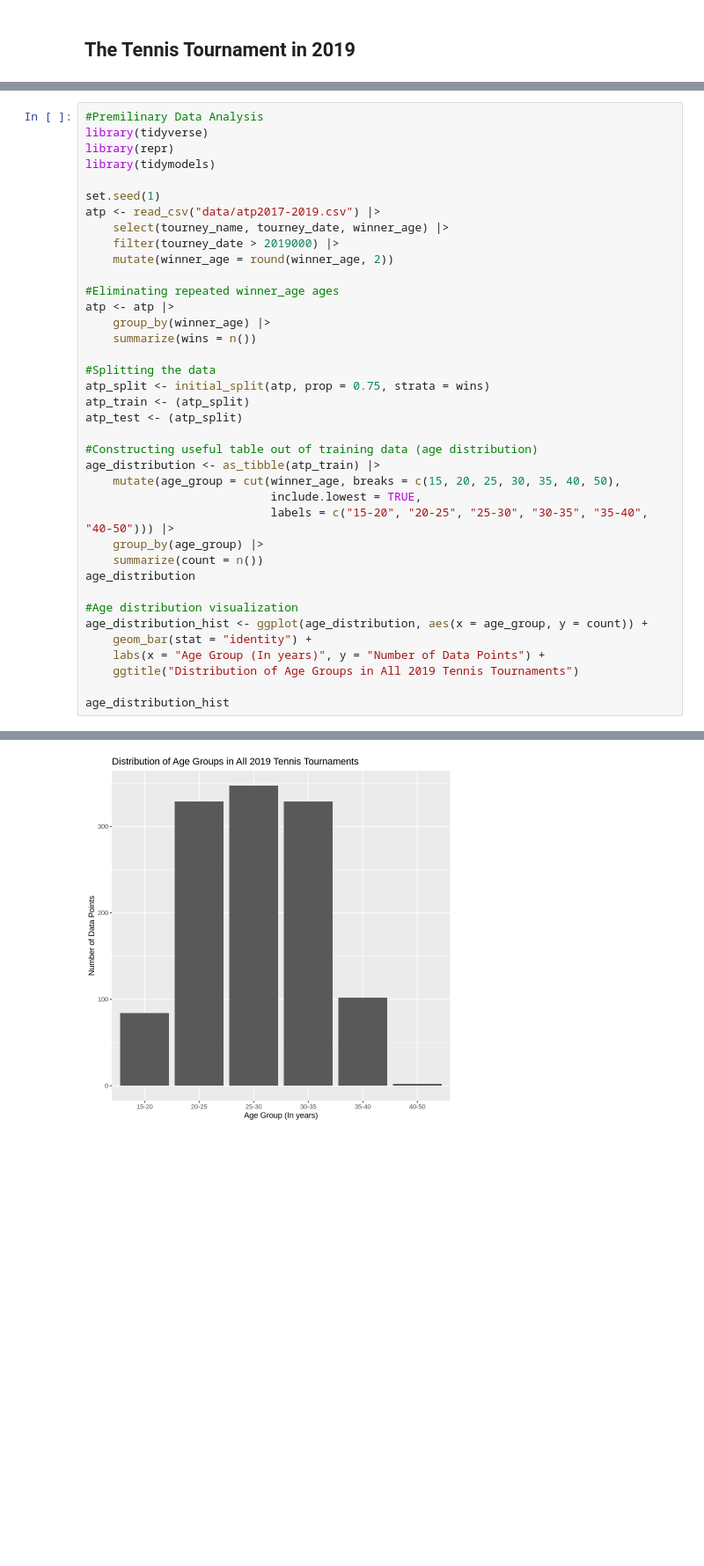
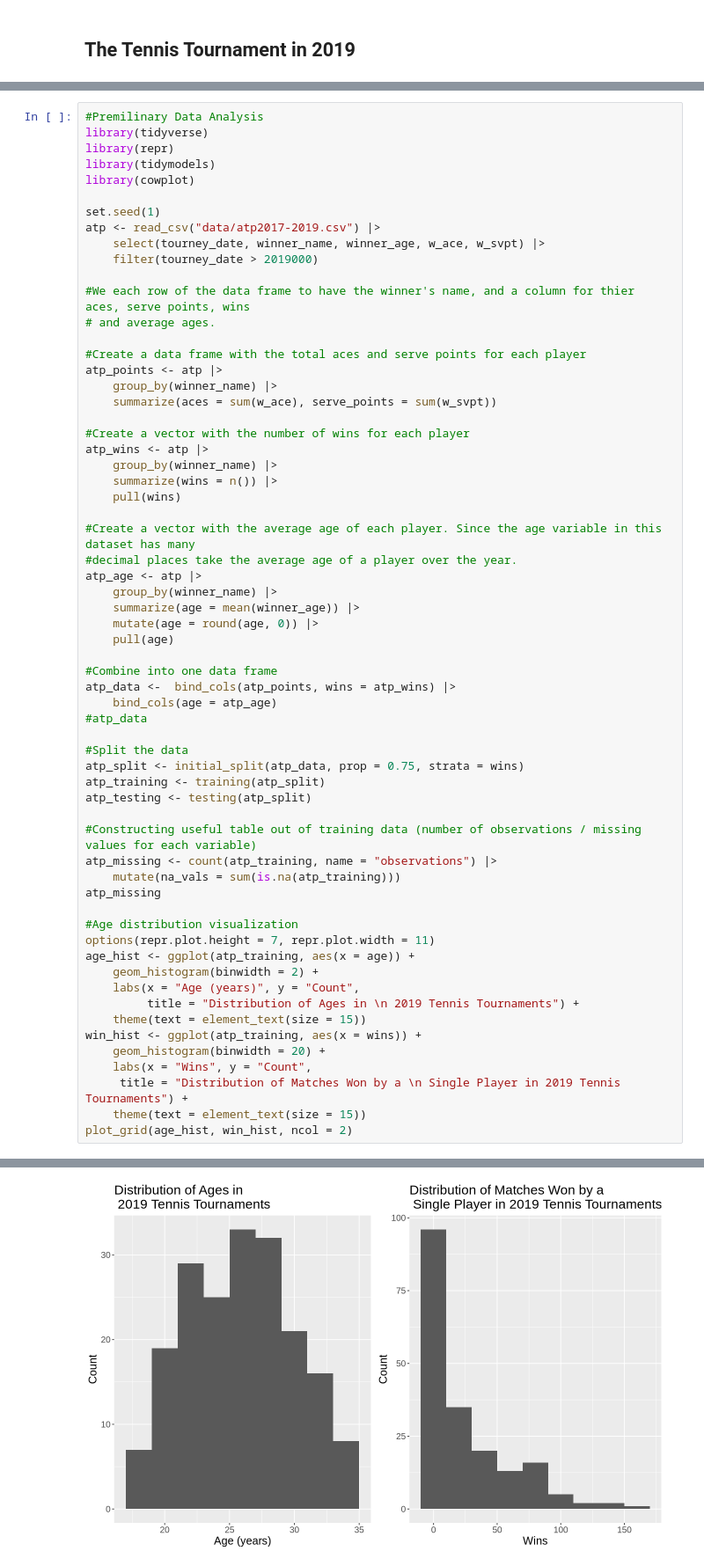
Before and after one commit to Wjolff/dsci-100-project-group20, a Jupyter notebook: group_project_proposal.ipynb, the cells around one changed output, grey strips where cells are left out. Shown at 88% size. Saved outputs shown, nothing was run; the diff lists cells and outputs as text; blank space fills up the shorter version.

```diff
--- a/group_project_proposal.ipynb
+++ b/group_project_proposal.ipynb
@@ -14,39 +14,63 @@ Introduction
 library(tidyverse)
 library(repr)
 library(tidymodels)
+library(cowplot)
 
 set.seed(1)
 atp <- read_csv("data/atp2017-2019.csv") |>
-    select(tourney_name, tourney_date, winner_age) |>
-    filter(tourney_date > 2019000) |>
-    mutate(winner_age = round(winner_age, 2))
+    select(tourney_date, winner_name, winner_age, w_ace, w_svpt) |>
+    filter(tourney_date > 2019000)
 
-#Eliminating repeated winner_age ages
-atp <- atp |>
-    group_by(winner_age) |>
-    summarize(wins = n())
+#We each row of the data frame to have the winner's name, and a column for thier aces, serve points, wins
+# and average ages.
 
-#Splitting the data
-atp_split <- initial_split(atp, prop = 0.75, strata = wins)
-atp_train <- (atp_split)
-atp_test <- (atp_split)
+#Create a data frame with the total aces and serve points for each player
+atp_points <- atp |>
+    group_by(winner_name) |>
+    summarize(aces = sum(w_ace), serve_points = sum(w_svpt))
 
-#Constructing useful table out of training data (age distribution)
-age_distribution <- as_tibble(atp_train) |>
-    mutate(age_group = cut(winner_age, breaks = c(15, 20, 25, 30, 35, 40, 50),
-                           include.lowest = TRUE,
-                           labels = c("15-20", "20-25", "25-30", "30-35", "35-40", "40-50"))) |>
-    group_by(age_group) |>
-    summarize(count = n())
-age_distribution
+#Create a vector with the number of wins for each player
+atp_wins <- atp |>
+    group_by(winner_name) |>
+    summarize(wins = n()) |>
+    pull(wins)
+
+#Create a vector with the average age of each player. Since the age variable in this dataset has many
+#decimal places take the average age of a player over the year.
+atp_age <- atp |>
+    group_by(winner_name) |>
+    summarize(age = mean(winner_age)) |>
+    mutate(age = round(age, 0)) |>
+    pull(age)
+
+#Combine into one data frame
+atp_data <-  bind_cols(atp_points, wins = atp_wins) |>
+    bind_cols(age = atp_age)
+#atp_data
+
+#Split the data
+atp_split <- initial_split(atp_data, prop = 0.75, strata = wins)
+atp_training <- training(atp_split)
+atp_testing <- testing(atp_split)
+
+#Constructing useful table out of training data (number of observations / missing values for each variable)
+atp_missing <- count(atp_training, name = "observations") |>
+    mutate(na_vals = sum(is.na(atp_training)))
+atp_missing
 
 #Age distribution visualization
-age_distribution_hist <- ggplot(age_distribution, aes(x = age_group, y = count)) +
-    geom_bar(stat = "identity") +
-    labs(x = "Age Group (In years)", y = "Number of Data Points") +
-    ggtitle("Distribution of Age Groups in All 2019 Tennis Tournaments")
-
-age_distribution_hist
+options(repr.plot.height = 7, repr.plot.width = 11)
+age_hist <- ggplot(atp_training, aes(x = age)) +
+    geom_histogram(binwidth = 2) +
+    labs(x = "Age (years)", y = "Count",
+         title = "Distribution of Ages in \n 2019 Tennis Tournaments") +
+    theme(text = element_text(size = 15))
+win_hist <- ggplot(atp_training, aes(x = wins)) +
+    geom_histogram(binwidth = 20) +
+    labs(x = "Wins", y = "Count",
+     title = "Distribution of Matches Won by a \n Single Player in 2019 Tennis Tournaments") +
+    theme(text = element_text(size = 15))
+plot_grid(age_hist, win_hist, ncol = 2)
 # %% [output]
 New names:
 • `` -> `...1`
@@ -70,4 +89,4 @@ A tibble: 6 × 2
-[figure, old version]
+[figure, new version]
 # %% [markdown]
 **Methods**
 
```
Also changed, not shown: parts of 4 cells of this notebook.
